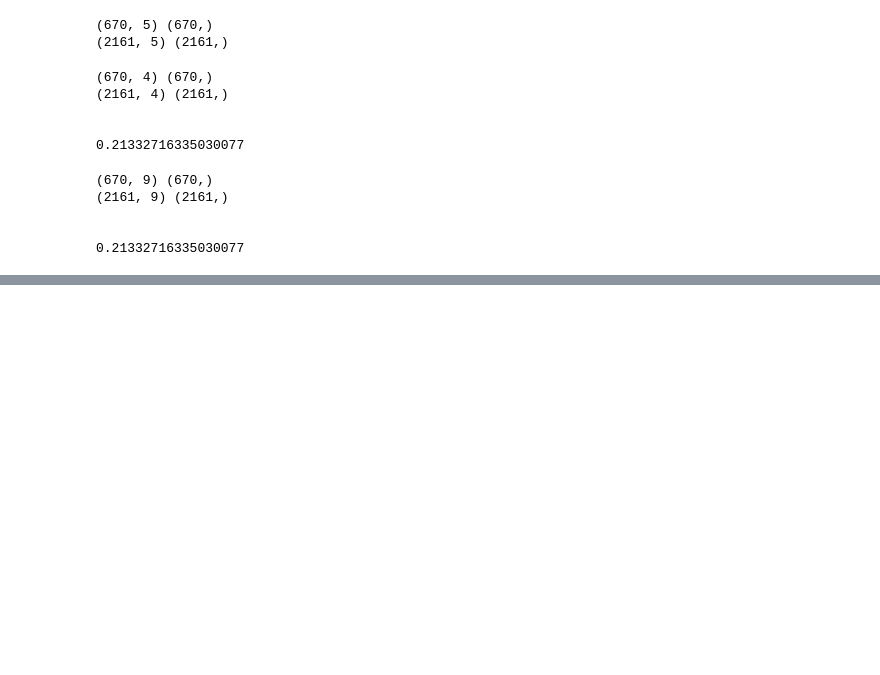
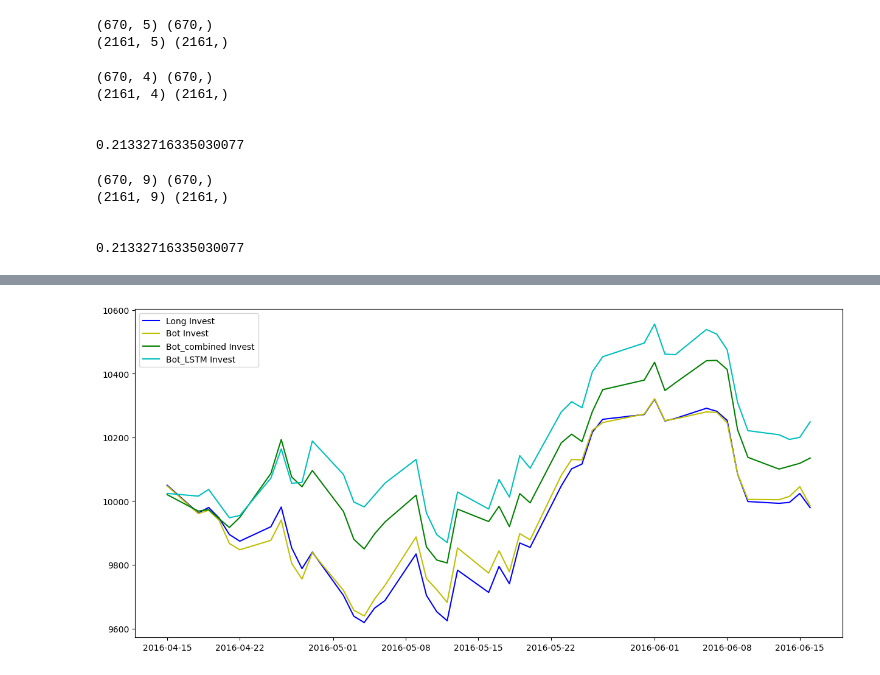
Before and after one commit to HiggsP10/Stock_pred, a Jupyter notebook: models.ipynb, the cells around one changed output, grey strips where cells are left out. Drawn from its saved outputs; the diff is of its cells as text; code cells hidden in the pictures; blank space fills up the shorter version.

```diff
--- a/models.ipynb
+++ b/models.ipynb
@@ -199,0 +335,3 @@ Bot_combined Trading: 10163.34 ( 1.63 % )
+# %%
+test_predictions_nosent = model.predict(X_test)
+d_test['LSTM_Predict_nosent'] = test_predictions_nosent
@@ -199,0 +383,3 @@ Bot_combined Trading: 10163.34 ( 1.63 % )
+# %%
+test_predictions_mixed = model.predict(X_test)
+d_test['LSTM_Predict_mixed'] = test_predictions_mixed
@@ -199,0 +388,73 @@ Bot_combined Trading: 10163.34 ( 1.63 % )
+# %%
+bot_LSTM_mixed_capital = 10000
+bot_LSTM_nosent_capital = 10000
+bot_LSTM_capital = 10000
+long_capital = 10000
+
+# Add capital as first data points
+bots = [bot_LSTM_nosent_capital]
+bots_combined = [bot_LSTM_mixed_capital]
+bots_LSTM = [bot_LSTM_capital]
+longs = [long_capital]
+
+# Get unique dates
+dates = d_test['Date'].sort_values().unique()
+# For each date
+for date in dates:
+    # filter dataframe to date
+    temp = d_test[d_test['Date']==date]
+    k=(2-stocks['Percent_Change'].mean())/stocks['Percent_Change'].std()
+
+    # Calculate profit from investing equal parts to all tickers in timeframe
+    long_capital = long_capital + ((long_capital/len(temp)) * (temp['Percent_Change']/100)).sum()
+
+    # Calculate profit from using the Twitter bot to determine what stocks to invest in
+    t = (k*statistics.stdev(d_test['LSTM_Predict']))+d_test['LSTM_Predict'].mean()
+    d_test['LSTM_Predict_Bin'] = pd.cut(d_test['LSTM_Predict'], [-10000, 0, t, 10000], labels=[0, 1, 2])
+    temp = d_test[d_test['Date']==date]
+    temp = temp[temp['LSTM_Predict_Bin']>0]
+    temp1 = temp[temp['LSTM_Predict_Bin']>1]
+    bot_LSTM_capital = bot_LSTM_capital + (bot_LSTM_capital/(len(temp)+len(temp1)) * (temp['Percent_Change']/100)).sum() + (bot_LSTM_capital/(len(temp)+len(temp1)) * (temp1['Percent_Change']/100)).sum()
+
+    # Calculate profit from using the Twitter bot to determine what stocks to invest in
+    t = (k*statistics.stdev(d_test['LSTM_Predict_nosent']))+d_test['LSTM_Predict_nosent'].mean()
+    d_test['LSTM_Predict_nosent_Bin'] = pd.cut(d_test['LSTM_Predict_nosent'], [-10000, 0, t, 10000], labels=[0, 1, 2])
+    temp = d_test[d_test['Date']==date]
+    temp = temp[temp['LSTM_Predict_nosent_Bin']>0]
+    temp1 = temp[temp['LSTM_Predict_nosent_Bin']>1]
+    bot_LSTM_nosent_capital = bot_LSTM_nosent_capital + (bot_LSTM_nosent_capital/(len(temp)+len(temp1)) * (temp['Percent_Change']/100)).sum() + (bot_LSTM_nosent_capital/(len(temp)+len(temp1)) * (temp1['Percent_Change']/100)).sum()
+
+    # Calculate profit from using the Twitter bot to determine what stocks to invest in
+    t = (k*statistics.stdev(d_test['LSTM_Predict_mixed']))+d_test['LSTM_Predict_mixed'].mean()
+    d_test['LSTM_Predict_mixed_Bin'] = pd.cut(d_test['LSTM_Predict_mixed'], [-10000, 0, t, 10000], labels=[0, 1, 2])
+    temp = d_test[d_test['Date']==date]
+    temp = temp[temp['LSTM_Predict_mixed_Bin']>0]
+    temp1 = temp[temp['LSTM_Predict_mixed_Bin']>1]
+    bot_LSTM_mixed_capital = bot_LSTM_mixed_capital + (bot_LSTM_mixed_capital/(len(temp)+len(temp1)) * (temp['Percent_Change']/100)).sum() + (bot_LSTM_mixed_capital/(len(temp)+len(temp1)) * (temp1['Percent_Change']/100)).sum()
+
+    # Keep track of the account totals ove time
+    longs.append(long_capital)
+    bots.append(bot_LSTM_nosent_capital)
+    bots_combined.append(bot_LSTM_mixed_capital)
+    bots_LSTM.append(bot_LSTM_capital)
+
+
+
+
+
+# Plot the accounts balances over time
+plt.figure(figsize=(15,7))
+plt.plot(dates, longs[1:], c='b', label='Long Invest')
+plt.plot(dates, bots[1:], c='y', label='Bot Invest')
+plt.plot(dates, bots_combined[1:], c='g', label='Bot_combined Invest')
+plt.plot(dates, bots_LSTM[1:], c='c', label='Bot_LSTM Invest')
+plt.legend()
+plt.show()
+
+# Show the return from each account over time
+print('Long-Term Investment:', round(longs[-1],2), '(', round((longs[-1]-longs[0])/longs[0]*100,2), '% )')
+print('Bot_LSTM_NOSENT Trading:', round(bots[-1],2), '(', round((bots[-1]-bots[0])/bots[0]*100,2), '% )')
+print('Bot_LSTM_combined Trading:', round(bots_combined[-1],2), '(', round((bots_combined[-1]-bots_combined[0])/bots_combined[0]*100,2), '% )')
+print('Bot_LSTM Trading:', round(bots_LSTM[-1],2), '(', round((bots_LSTM[-1]-bots_LSTM[0])/bots_LSTM[0]*100,2), '% )')
+# %% [output]
+[figure, added]
```
Also changed, not shown: parts of 22 cells of this notebook.
